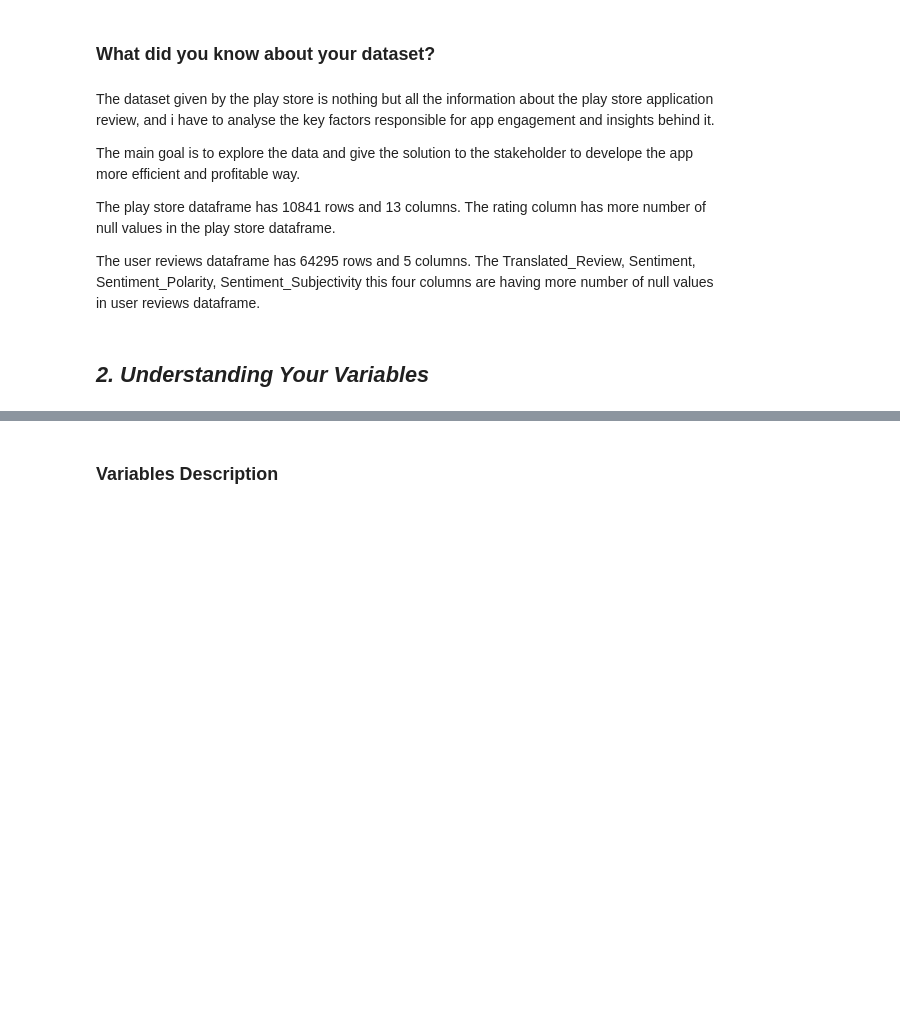
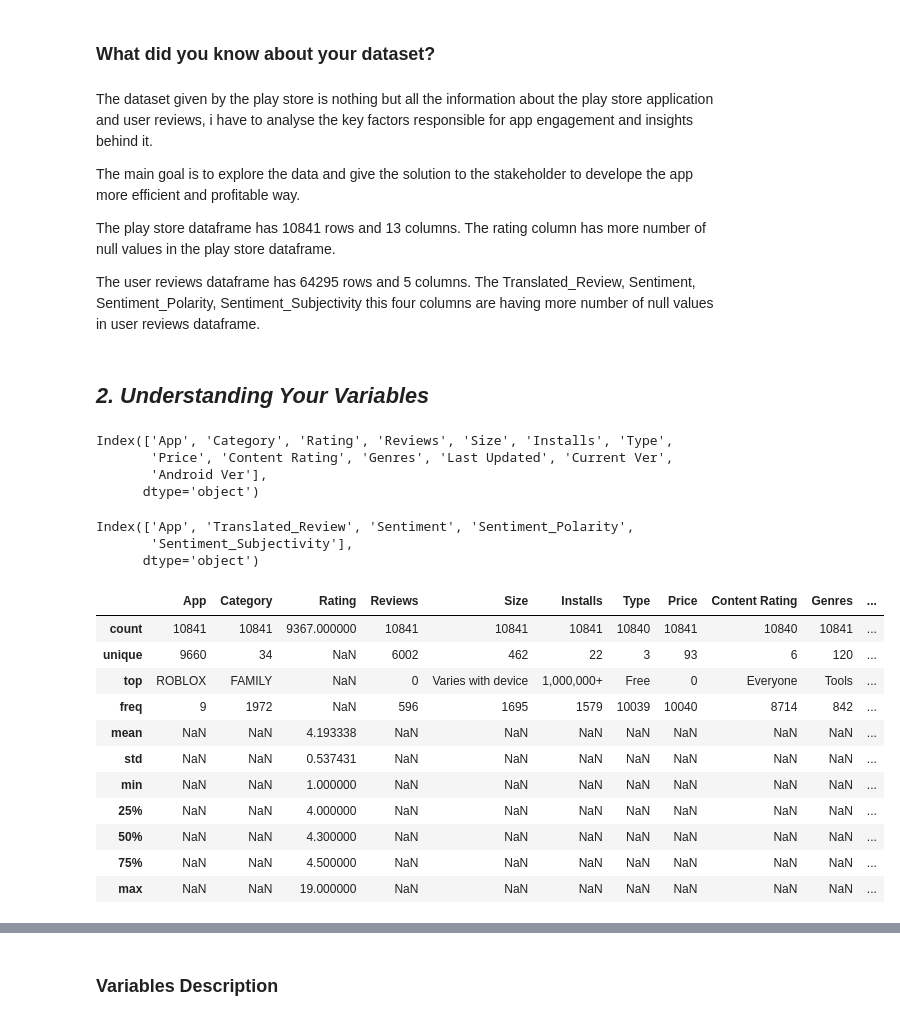
Before and after one commit to Nsaravanan1994/Play_Store_App_Review_Analysis, a Jupyter notebook: Saravanan_play_store_app_review_analysis_capstone_project.ipynb, the cells around one changed output, grey strips where cells are left out. Cells and saved outputs as stored; diff of their text form; code cells hidden in the pictures; blank space fills up the shorter version.

```diff
--- a/Saravanan_play_store_app_review_analysis_capstone_project.ipynb
+++ b/Saravanan_play_store_app_review_analysis_capstone_project.ipynb
@@ -206,7 +206,7 @@ sns.heatmap(userreview_df.isnull(), cbar=False)
 # %% [markdown]
 ### What did you know about your dataset?
 # %% [markdown]
-The dataset given by the play store is nothing but all the information about the play store application review, and i have to analyse the key factors responsible for app engagement and insights behind it.
+The dataset given by the play store is nothing but all the information about the play store application and user reviews, i have to analyse the key factors responsible for app engagement and insights behind it.
 
 The main goal is to explore the data and give the solution to the stakeholder to develope the app more efficient and profitable way.
 
@@ -217,5 +217,31 @@ The user reviews dataframe has 64295 rows and 5 columns. The Translated_Review,
 ## ***2. Understanding Your Variables***
 # %%
 # Dataset Columns
+playstore_df.columns
+# %% [output]
+Index(['App', 'Category', 'Rating', 'Reviews', 'Size', 'Installs', 'Type',
+       'Price', 'Content Rating', 'Genres', 'Last Updated', 'Current Ver',
+       'Android Ver'],
+      dtype='object')
+# %%
+userreview_df.columns
+# %% [output]
+Index(['App', 'Translated_Review', 'Sentiment', 'Sentiment_Polarity',
+       'Sentiment_Subjectivity'],
+      dtype='object')
 # %%
 # Dataset Describe
+playstore_df.describe(include = 'all')
+# %% [output]
+|  | App | Category | Rating | Reviews | Size | Installs | Type | Price | Content Rating | Genres | ... |
+| count | 10841 | 10841 | 9367.000000 | 10841 | 10841 | 10841 | 10840 | 10841 | 10840 | 10841 | ... |
+| unique | 9660 | 34 | NaN | 6002 | 462 | 22 | 3 | 93 | 6 | 120 | ... |
+| top | ROBLOX | FAMILY | NaN | 0 | Varies with device | 1,000,000+ | Free | 0 | Everyone | Tools | ... |
+| freq | 9 | 1972 | NaN | 596 | 1695 | 1579 | 10039 | 10040 | 8714 | 842 | ... |
+| mean | NaN | NaN | 4.193338 | NaN | NaN | NaN | NaN | NaN | NaN | NaN | ... |
+| std | NaN | NaN | 0.537431 | NaN | NaN | NaN | NaN | NaN | NaN | NaN | ... |
+| min | NaN | NaN | 1.000000 | NaN | NaN | NaN | NaN | NaN | NaN | NaN | ... |
+| 25% | NaN | NaN | 4.000000 | NaN | NaN | NaN | NaN | NaN | NaN | NaN | ... |
+| 50% | NaN | NaN | 4.300000 | NaN | NaN | NaN | NaN | NaN | NaN | NaN | ... |
+| 75% | NaN | NaN | 4.500000 | NaN | NaN | NaN | NaN | NaN | NaN | NaN | ... |
+| max | NaN | NaN | 19.000000 | NaN | NaN | NaN | NaN | NaN | NaN | NaN | ... |
```
Also changed, not shown: parts of 23 cells of this notebook.
